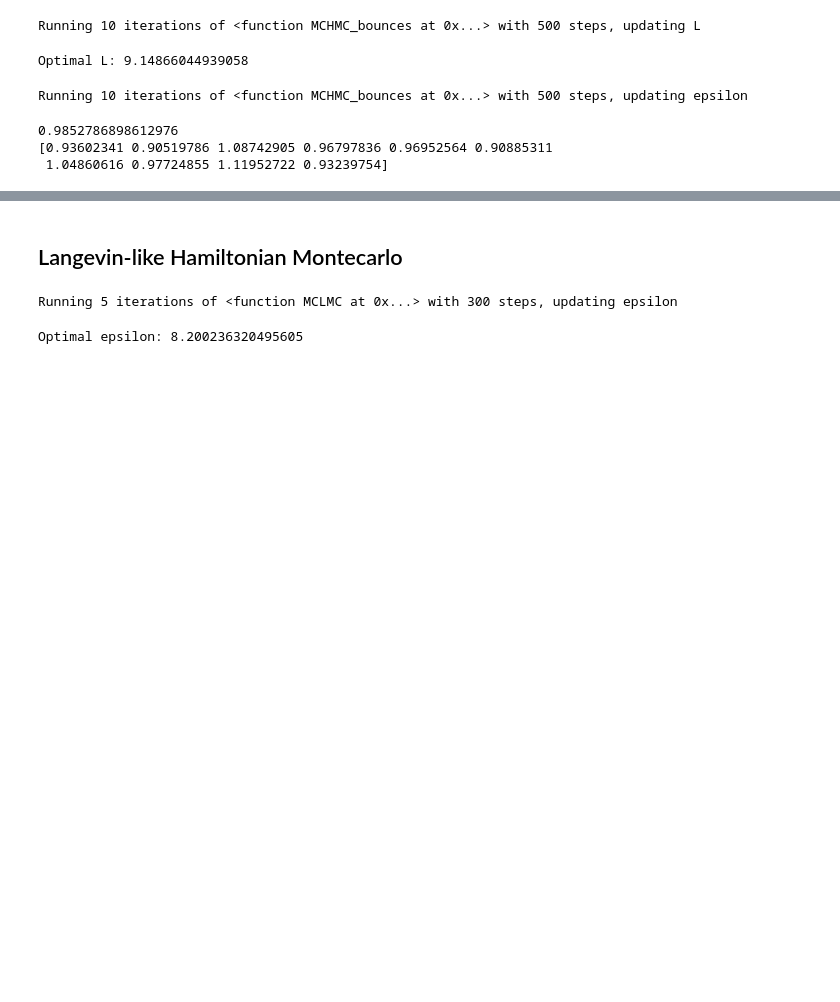
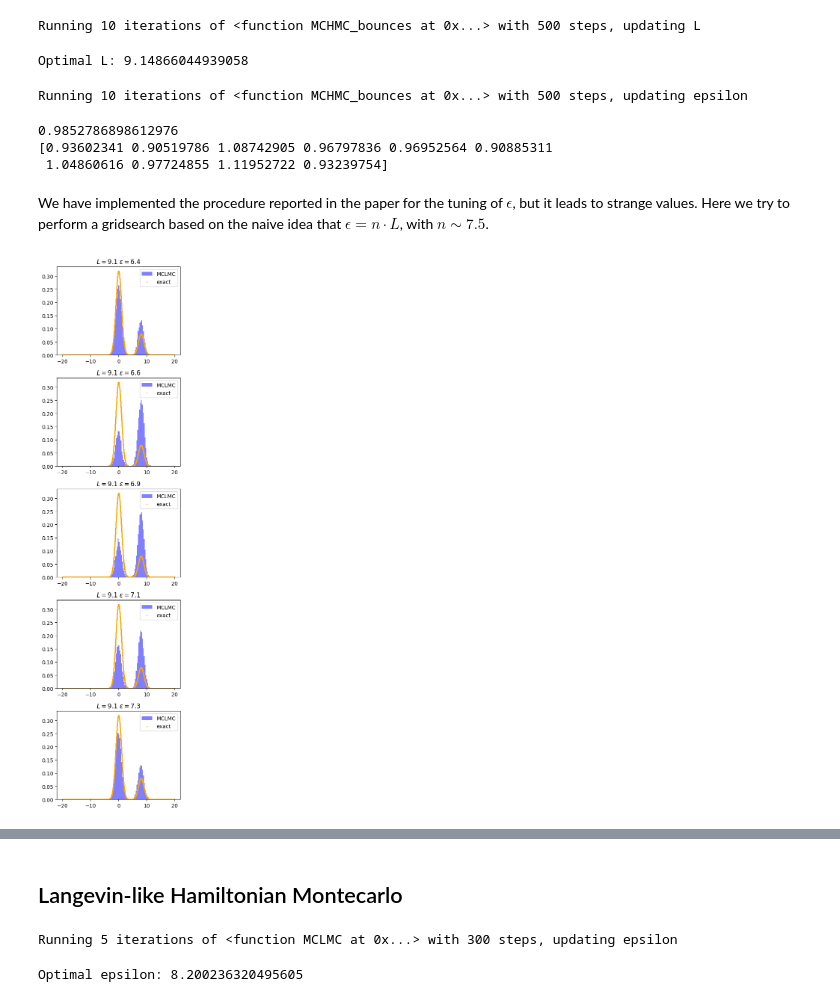
Before and after one commit to GiancarloSaran/MCHMC, a Jupyter notebook: main.ipynb, the cells around one changed output, grey strips where cells are left out. Drawn from its saved outputs; the diff is of its cells as text; code cells hidden in the pictures; blank space fills up the shorter version.

Commit message:
autotuning of L and gridsearch of eps

```diff
--- a/main.ipynb
+++ b/main.ipynb
@@ -103,38 +97,45 @@ Running 10 iterations of <function MCHMC_bounces at 0x...> with 500 steps, updat
 0.9852786898612976
 [0.93602341 0.90519786 1.08742905 0.96797836 0.96952564 0.90885311
  1.04860616 0.97724855 1.11952722 0.93239754]
+# %% [markdown]
+We have implemented the procedure reported in the paper for the tuning of $\epsilon$, but it leads to strange values. Here we try to perform a gridsearch based on the naive idea that $\epsilon = n \cdot L$, with $n \sim 7.5$.
 # %%
 N_grid = 5
-N_samples = 20000
+N_samples = 5000
 dim = 100
+iterations = 3
 n = np.linspace(0.7, 0.8, N_grid)
 eps = n * L_opt
-
 gfig, gax = plt.subplots(N_grid, figsize=(4, 3*N_grid))
 records = []
+
 for i in tqdm(range(len(eps))):
     e = eps[i]
     gax[i].set_title(rf'$L = {L_opt:.1f}$ $\epsilon = {e:.1f}$')
-    try:
+    Xt = np.zeros((iterations, N_samples+1, dim))
+
+    for j in range(iterations):
         X, *_ = MCHMC.MCHMC_bounces(d=dim, N=N_samples, L=L_opt, epsilon=e, fn=funct.bimodal)
-    except ValueError:
-        print('CUDA gradient calculation diverges')
-    else:
         X = X.to("cpu").detach().numpy()
-        x = np.linspace(-20, 20, 10000)
-        record = {}
-        record['L'] = L_opt
-        record['epsilon'] = e
-        record['L/e'] = L_opt/e
-        gax[i].hist(X[:,0], density=True, alpha=0.5, bins=50, color='blue', label='MCLMC')
-        gax[i].scatter(x, funct.bimodal(x).to("cpu").numpy(), color='orange', s=1, label='exact')
-        gax[i].legend()
-        #compute mean, stdev
-        record['mean'] = X[:, 0].mean()
-        record['std'] = X[:, 0].std()
-        #Other metrics??
-        records.append(record)
+        Xt[j] = X
+
+    x = np.linspace(-20, 20, 10000)
+    record = {}
+    record['L'] = L_opt
+    record['epsilon'] = e
+    record['L/e'] = L_opt/e
+    Xt = Xt.reshape(iterations * (N_samples+1), dim)
+    gax[i].hist(Xt[:,0], density=True, alpha=0.5, bins=50, color='blue', label='MCLMC')
+    gax[i].scatter(x, funct.bimodal(x).to("cpu").numpy(), color='orange', s=1, label='exact')
+    gax[i].legend()
+    #compute mean, stdev
+    record['mean'] = Xt[:, 0].mean()
+    record['std'] = Xt[:, 0].std()
+    #Other metrics??
+    records.append(record)
 plt.tight_layout()
 plt.savefig('grid.svg')
 plt.show()
+# %% [output]
+[figure, added]
 # %%
```
Also changed, not shown: parts of 15 cells of this notebook, 3 other files.
